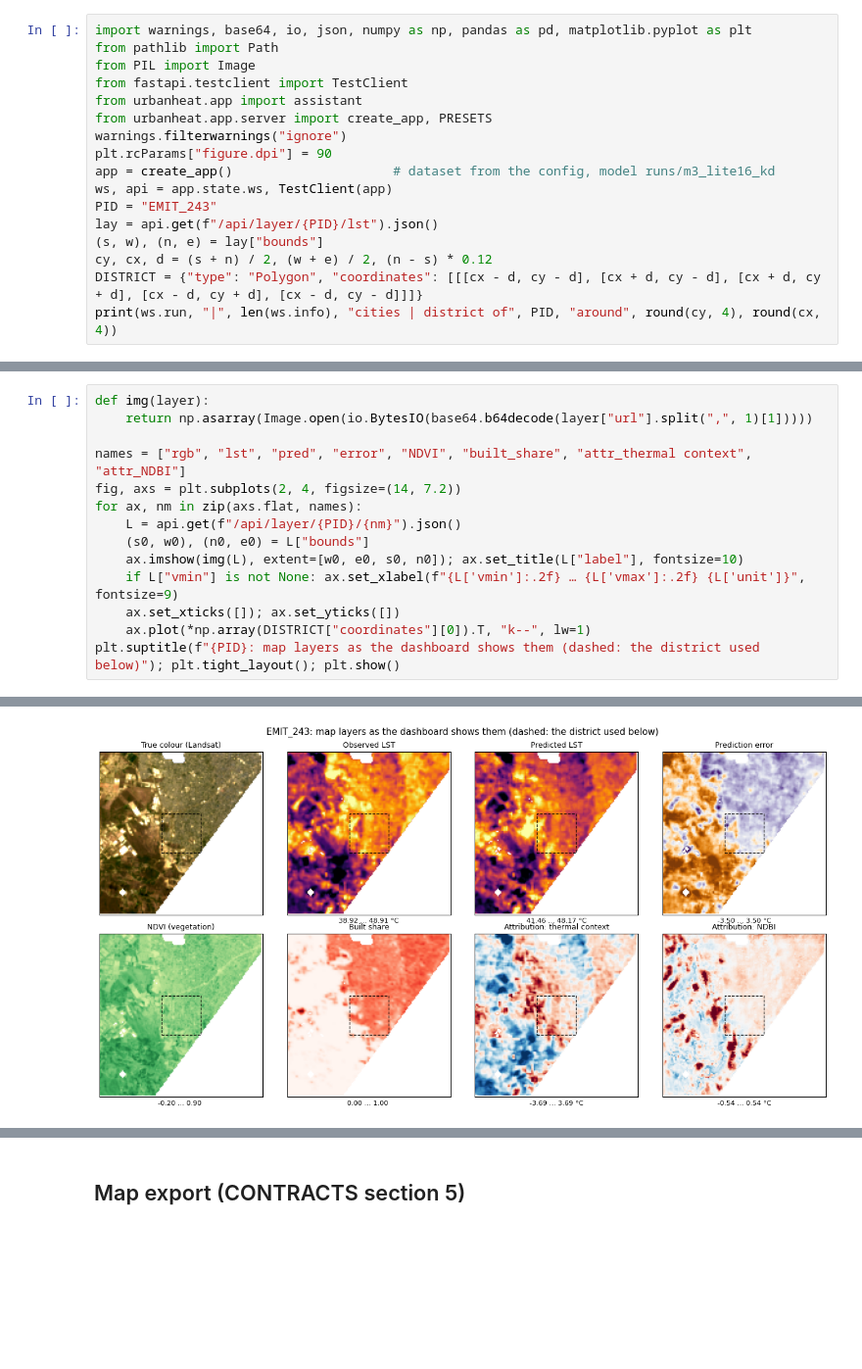
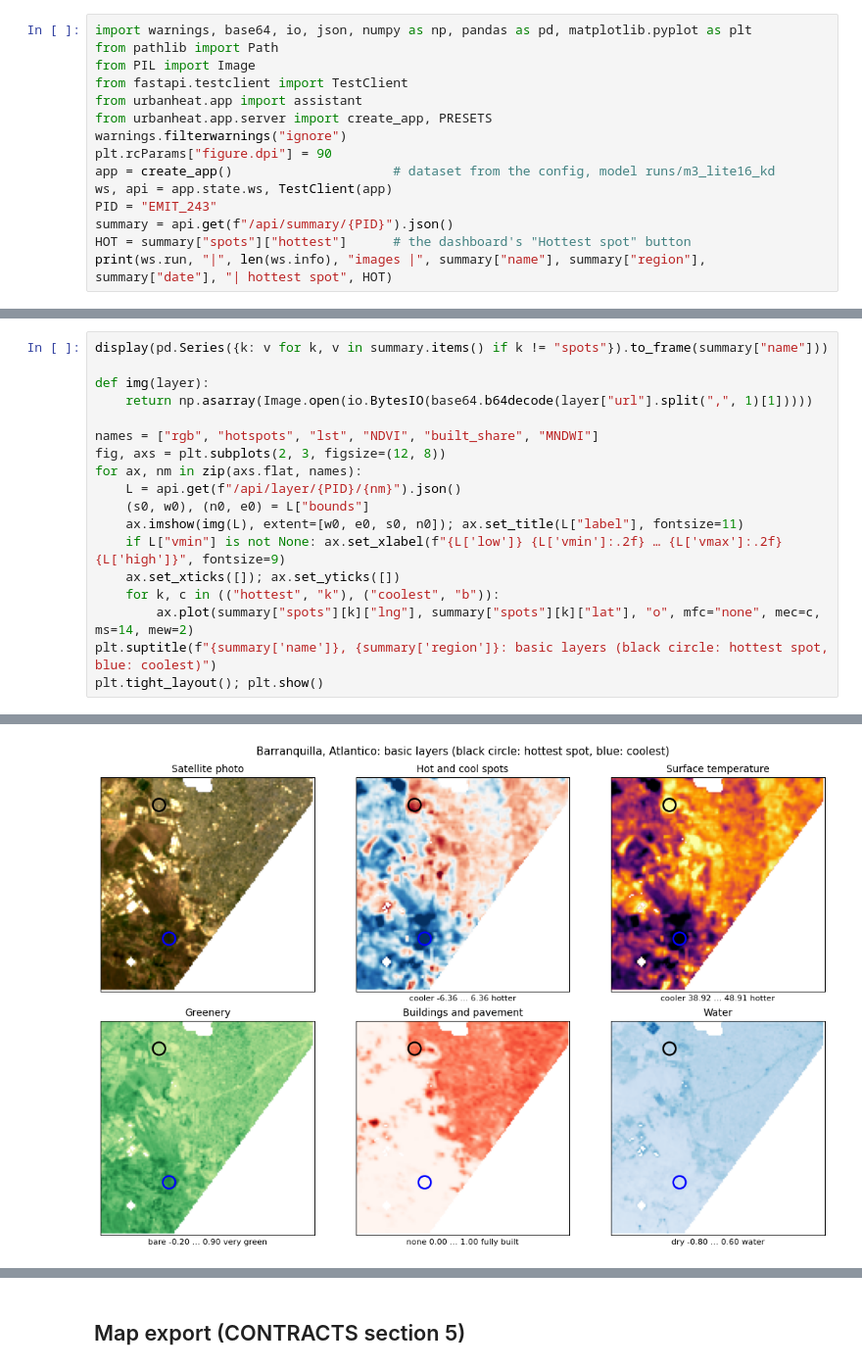
Before and after one commit to sebin-droid/Hyperspectral-and-Thermal, a Jupyter notebook: notebooks/member4/03_dashboard.ipynb, the cells around one changed output, grey strips where cells are left out. Shown at 98% size. Cells and saved outputs as stored; diff of their text form; blank space fills up the shorter version.

```diff
--- a/notebooks/member4/03_dashboard.ipynb
+++ b/notebooks/member4/03_dashboard.ipynb
@@ -28,9 +43,7 @@ plt.rcParams["figure.dpi"] = 90
 app = create_app()                     # dataset from the config, model runs/m3_lite16_kd
 ws, api = app.state.ws, TestClient(app)
 PID = "EMIT_243"
-lay = api.get(f"/api/layer/{PID}/lst").json()
-(s, w), (n, e) = lay["bounds"]
-cy, cx, d = (s + n) / 2, (w + e) / 2, (n - s) * 0.12
-DISTRICT = {"type": "Polygon", "coordinates": [[[cx - d, cy - d], [cx + d, cy - d], [cx + d, cy + d], [cx - d, cy + d], [cx - d, cy - d]]]}
-print(ws.run, "|", len(ws.info), "cities | district of", PID, "around", round(cy, 4), round(cx, 4))
+summary = api.get(f"/api/summary/{PID}").json()
+HOT = summary["spots"]["hottest"]      # the dashboard's "Hottest spot" button
+print(ws.run, "|", len(ws.info), "images |", summary["name"], summary["region"], summary["date"], "| hottest spot", HOT)
 # %% [output]
@@ -38,15 +73,19 @@ m3_lite16_kd | 422 cities | district of EMIT_243 around 10.9349 -74.8251
 # %%
+display(pd.Series({k: v for k, v in summary.items() if k != "spots"}).to_frame(summary["name"]))
+
 def img(layer):
     return np.asarray(Image.open(io.BytesIO(base64.b64decode(layer["url"].split(",", 1)[1]))))
 
-names = ["rgb", "lst", "pred", "error", "NDVI", "built_share", "attr_thermal context", "attr_NDBI"]
-fig, axs = plt.subplots(2, 4, figsize=(14, 7.2))
+names = ["rgb", "hotspots", "lst", "NDVI", "built_share", "MNDWI"]
+fig, axs = plt.subplots(2, 3, figsize=(12, 8))
 for ax, nm in zip(axs.flat, names):
     L = api.get(f"/api/layer/{PID}/{nm}").json()
     (s0, w0), (n0, e0) = L["bounds"]
-    ax.imshow(img(L), extent=[w0, e0, s0, n0]); ax.set_title(L["label"], fontsize=10)
-    if L["vmin"] is not None: ax.set_xlabel(f"{L['vmin']:.2f} … {L['vmax']:.2f} {L['unit']}", fontsize=9)
+    ax.imshow(img(L), extent=[w0, e0, s0, n0]); ax.set_title(L["label"], fontsize=11)
+    if L["vmin"] is not None: ax.set_xlabel(f"{L['low']} {L['vmin']:.2f} … {L['vmax']:.2f} {L['high']}", fontsize=9)
     ax.set_xticks([]); ax.set_yticks([])
-    ax.plot(*np.array(DISTRICT["coordinates"][0]).T, "k--", lw=1)
-plt.suptitle(f"{PID}: map layers as the dashboard shows them (dashed: the district used below)"); plt.tight_layout(); plt.show()
+    for k, c in (("hottest", "k"), ("coolest", "b")):
+        ax.plot(summary["spots"][k]["lng"], summary["spots"][k]["lat"], "o", mfc="none", mec=c, ms=14, mew=2)
+plt.suptitle(f"{summary['name']}, {summary['region']}: basic layers (black circle: hottest spot, blue: coolest)")
+plt.tight_layout(); plt.show()
 # %% [output]
@@ -53,2 +109,2 @@ plt.suptitle(f"{PID}: map layers as the dashboard shows them (dashed: the distri
-[figure, old version]
+[figure, new version]
 # %% [markdown]
```
Also changed, not shown: parts of 17 cells of this notebook, 11 other files.
